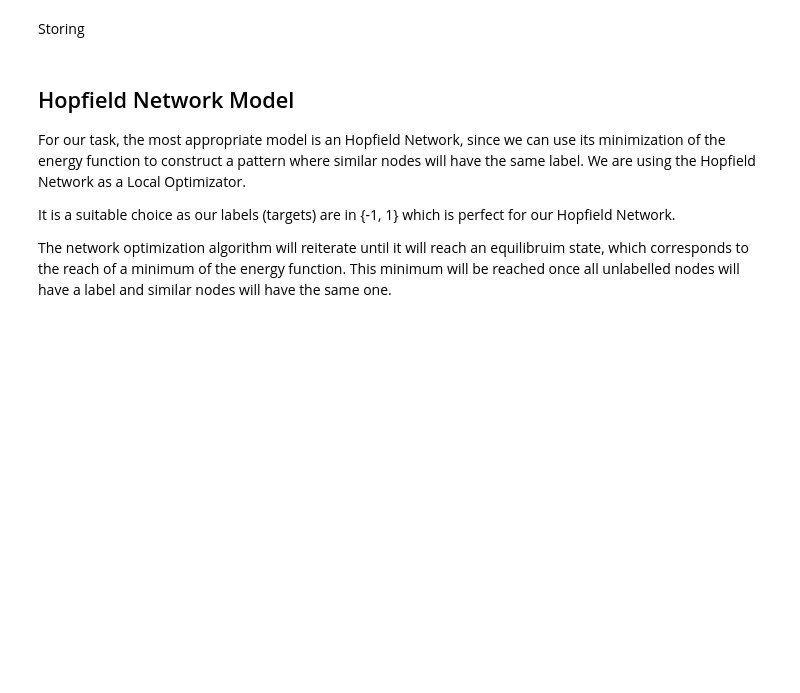
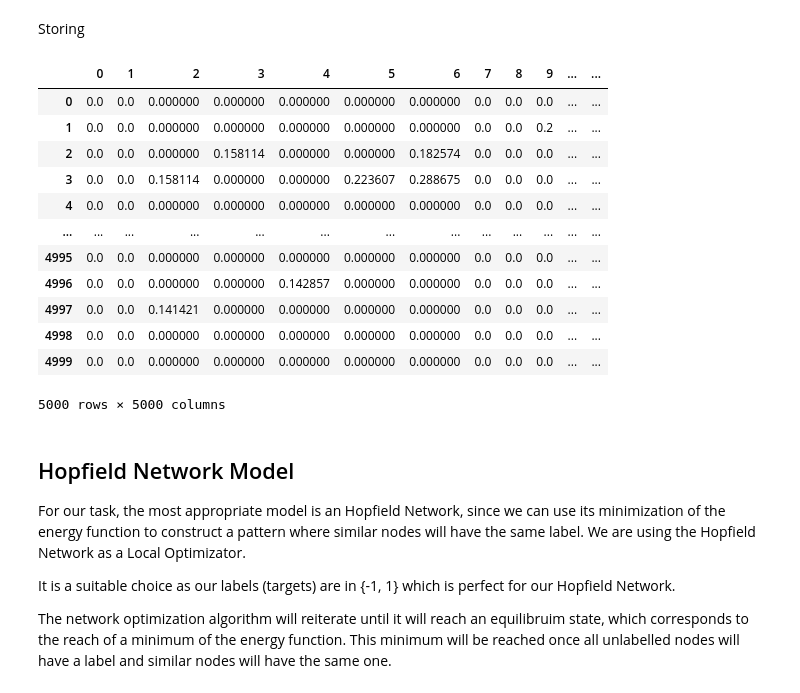
Before and after one commit to SickParents/DL_exam, a Jupyter notebook: main.ipynb, the cells around one changed output. Saved outputs shown, nothing was run; the diff lists cells and outputs as text; code cells hidden in the pictures; blank space fills up the shorter version.

```diff
--- a/main.ipynb
+++ b/main.ipynb
@@ -37,6 +37,22 @@ Storing
 W = data_dict['similarity_matrix']
 labels = data_dict['labels']
 true_labels = data_dict['true_labels']
+# %%
+W = pd.DataFrame(W)
+# %% [output]
+|  | 0 | 1 | 2 | 3 | 4 | 5 | 6 | 7 | 8 | 9 | ... | ... |
+| 0 | 0.0 | 0.0 | 0.000000 | 0.000000 | 0.000000 | 0.000000 | 0.000000 | 0.0 | 0.0 | 0.0 | ... | ... |
+| 1 | 0.0 | 0.0 | 0.000000 | 0.000000 | 0.000000 | 0.000000 | 0.000000 | 0.0 | 0.0 | 0.2 | ... | ... |
+| 2 | 0.0 | 0.0 | 0.000000 | 0.158114 | 0.000000 | 0.000000 | 0.182574 | 0.0 | 0.0 | 0.0 | ... | ... |
+| 3 | 0.0 | 0.0 | 0.158114 | 0.000000 | 0.000000 | 0.223607 | 0.288675 | 0.0 | 0.0 | 0.0 | ... | ... |
+| 4 | 0.0 | 0.0 | 0.000000 | 0.000000 | 0.000000 | 0.000000 | 0.000000 | 0.0 | 0.0 | 0.0 | ... | ... |
+| ... | ... | ... | ... | ... | ... | ... | ... | ... | ... | ... | ... | ... |
+| 4995 | 0.0 | 0.0 | 0.000000 | 0.000000 | 0.000000 | 0.000000 | 0.000000 | 0.0 | 0.0 | 0.0 | ... | ... |
+| 4996 | 0.0 | 0.0 | 0.000000 | 0.000000 | 0.142857 | 0.000000 | 0.000000 | 0.0 | 0.0 | 0.0 | ... | ... |
+| 4997 | 0.0 | 0.0 | 0.141421 | 0.000000 | 0.000000 | 0.000000 | 0.000000 | 0.0 | 0.0 | 0.0 | ... | ... |
+| 4998 | 0.0 | 0.0 | 0.000000 | 0.000000 | 0.000000 | 0.000000 | 0.000000 | 0.0 | 0.0 | 0.0 | ... | ... |
+| 4999 | 0.0 | 0.0 | 0.000000 | 0.000000 | 0.000000 | 0.000000 | 0.000000 | 0.0 | 0.0 | 0.0 | ... | ... |
+5000 rows × 5000 columns
 # %% [markdown]
 ## Hopfield Network Model
 For our task, the most appropriate model is an Hopfield Network, since we can use its minimization of the energy function to construct a pattern where similar nodes will have the same label.
```
Also changed, not shown: parts of 2 cells of this notebook.
